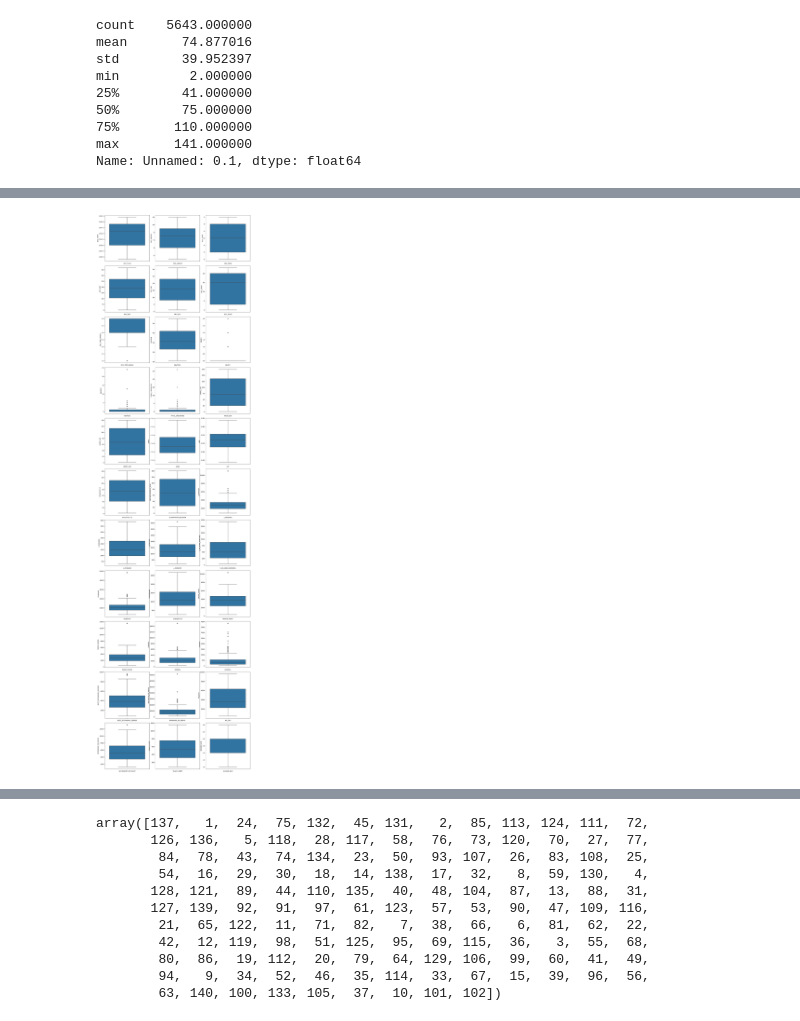
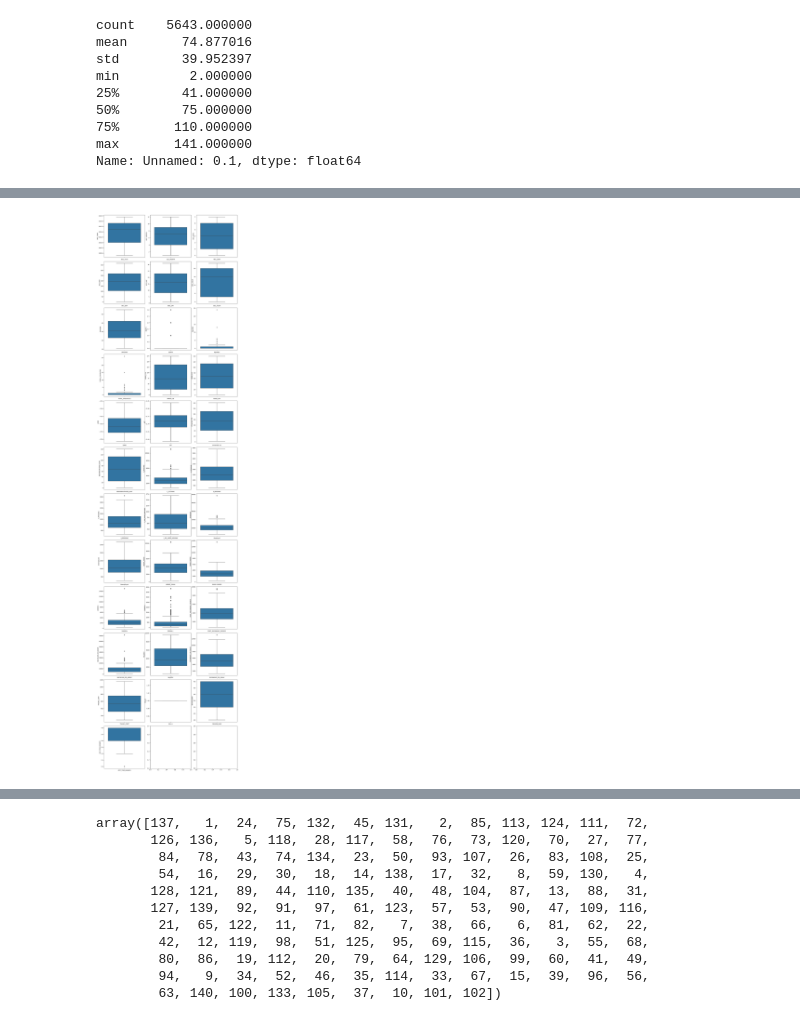
Before and after one commit to mredshaw/AI-Fundamentals-Project, a Jupyter notebook: Shooting+Neighbourhood_Merge.ipynb, the cells around one changed output, grey strips where cells are left out. Cells and saved outputs as stored; diff of their text form; code cells hidden in the pictures.

Commit message:
2 NEW COLUMNS

```diff
--- a/Shooting+Neighbourhood_Merge.ipynb
+++ b/Shooting+Neighbourhood_Merge.ipynb
@@ -722,0 +733,2 @@ Name: SEASON, Length: 5643, dtype: object
+# %%
+df['CALLS'] = 1
@@ -723,5 +744,5 @@ Name: SEASON, Length: 5643, dtype: object
 # %%
-df['SEASON_NUM'] = df['SEASON'].map({'Winter':1, 'Spring': 2, 'Summer':3, 'Fall':4})
+df['SEASON_NUM'] = df['SEASON'].map({'Winter':1, 'Spring': 3, 'Summer':4, 'Fall':2})
 # %%
 df['OCC_YEAR'] = df['OCC_YEAR'].astype(int)
 df['OBJECTID'] = df['OBJECTID'].astype(int)
@@ -753,5 +783,5 @@ array(['Night', 'Evening', 'Afternoon', 'Morning'], dtype=object)
 # %%
-df['OCC_TIME_RANGE'] = df['OCC_TIME_RANGE'].map({'Morning':1, 'Afternoon':2, 'Evening':3, 'Night':4})
+df['OCC_TIME_DANGER'] = df['OCC_TIME_RANGE'].map({'Morning':1, 'Afternoon':2, 'Evening':4, 'Night':3})
 # %%
 df['Unnamed: 0.1'].describe()
 # %% [output]
@@ -851,21 +851,21 @@ new_column_names = {
     'Trades certificate' : 'TRADES_CERT'}
 df = df.rename(columns=new_column_names)
 # %%
-columns = df.columns.drop(['OBJECTID', 'OCC_DATE', 'NEIGHBOURHOOD_140', 'SEASON', 'NEIGHBOURHOOD_NAME', 'NEIGHBOURHOOD_158'])
+columns = df.columns.drop(['OBJECTID', 'OCC_DATE', 'NEIGHBOURHOOD_140', 'SEASON', 'NEIGHBOURHOOD_NAME', 'NEIGHBOURHOOD_158', 'OCC_TIME_RANGE'])
 num_rows = (len(columns) - 1) // 3 + 1
 num_cols = 3
 
 fig, axes = plt.subplots(num_rows, num_cols, figsize=(15, 5*num_rows))
 fig.tight_layout()
 
 for i, column in enumerate(columns):
     ax = axes[i // num_cols, i % num_cols]
     sns.boxplot(data=df, y=column, ax=ax)
     ax.set_xlabel(column)
     ax.set_ylabel(column)
 plt.show()
 # %% [output]
-[figure, old version]
+[figure, new version]
 # %%
 num_plots = len(columns)
 num_cols = 3
```
Also changed, not shown: parts of 35 cells of this notebook.
